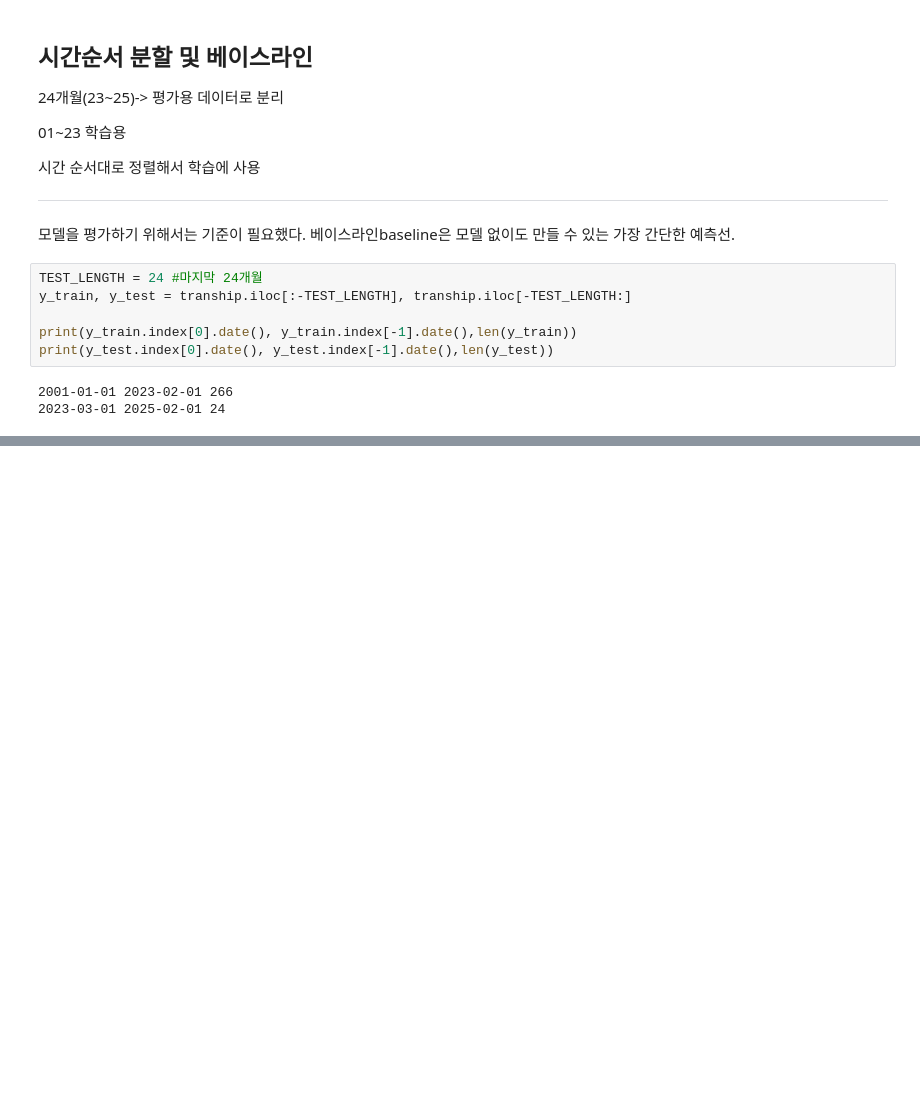
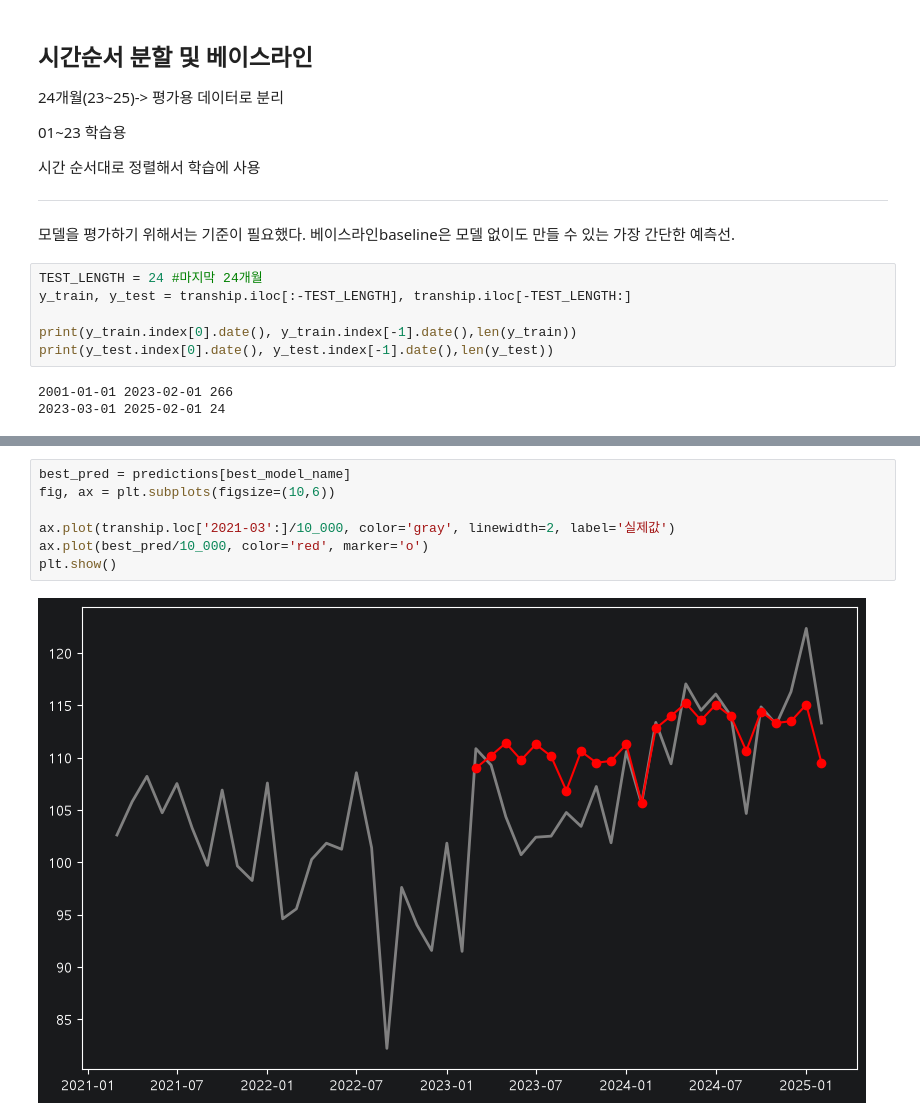
Before and after one commit to dorothy1088/smartport, a Jupyter notebook: regression.ipynb, the cells around one changed output, grey strips where cells are left out. Saved outputs shown, nothing was run; the diff lists cells and outputs as text; blank space fills up the shorter version.

```diff
--- a/regression.ipynb
+++ b/regression.ipynb
@@ -242,0 +364,9 @@ print(X_all.shape) #추석인지 설날인지 알아보기 위해선 x_all로
+# %%
+best_pred = predictions[best_model_name]
+fig, ax = plt.subplots(figsize=(10,6))
+
+ax.plot(tranship.loc['2021-03':]/10_000, color='gray', linewidth=2, label='실제값')
+ax.plot(best_pred/10_000, color='red', marker='o')
+plt.show()
+# %% [output]
+[figure, added]
```
Also changed, not shown: parts of 10 cells of this notebook, 3 other files.
